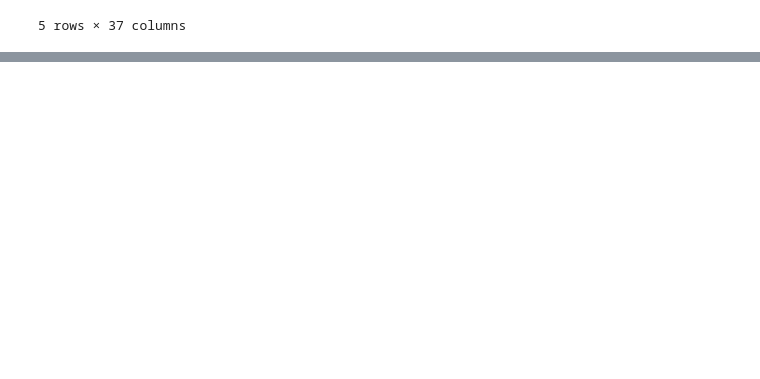
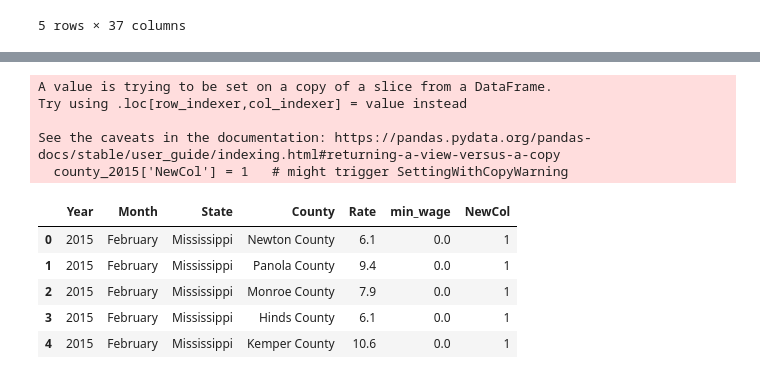
Before and after one commit to AI-Junction/Learn-ML, a Jupyter notebook: LearnPandas2.ipynb, the cells around one changed output, grey strips where cells are left out. Cells and saved outputs as stored; diff of their text form; code cells hidden in the pictures; blank space fills up the shorter version.

```diff
--- a/LearnPandas2.ipynb
+++ b/LearnPandas2.ipynb
@@ -146,3 +146,9 @@ act_min_wage.replace(0, np.nan).dropna(axis=1).corr().head()
 | Colorado | -0.078678 | 0.333597 | 0.649967 | 1.000000 | 0.520931 | 0.581162 | 0.798145 | -0.152291 | ... |
 | Connecticut | 0.646909 | 0.183662 | 0.881831 | 0.520931 | 1.000000 | 0.586472 | 0.700081 | 0.587469 | ... |
 5 rows × 37 columns
+# %%
+def get_min_wage(year, state):
+    try:
+        return act_min_wage.loc[year][state]
+    except:
+        return np.nan
@@ -148,0 +165,6 @@ act_min_wage.replace(0, np.nan).dropna(axis=1).corr().head()
+# %%
+%%time
+unemp_county = pd.read_csv("sample_data/unemployment.csv")
+unemp_county.head()
+
+unemp_county['min_wage'] = list(map(get_min_wage, unemp_county['Year'], unemp_county['State']))
@@ -148,0 +212,2 @@ act_min_wage.replace(0, np.nan).dropna(axis=1).corr().head()
+# %%
+county_2015 = unemp_county[(unemp_county['Year']==2015) & (unemp_county['Month']=='February')]
@@ -148,0 +223,17 @@ act_min_wage.replace(0, np.nan).dropna(axis=1).corr().head()
+# %%
+county_2015['NewCol'] = 1   # might trigger SettingWithCopyWarning
+# %% [output]
+A value is trying to be set on a copy of a slice from a DataFrame.
+Try using .loc[row_indexer,col_indexer] = value instead
+
+See the caveats in the documentation: https://pandas.pydata.org/pandas-docs/stable/user_guide/indexing.html#returning-a-view-versus-a-copy
+  county_2015['NewCol'] = 1   # might trigger SettingWithCopyWarning
+# %%
+county_2015.head()
+# %% [output]
+|  | Year | Month | State | County | Rate | min_wage | NewCol |
+| 0 | 2015 | February | Mississippi | Newton County | 6.1 | 0.0 | 1 |
+| 1 | 2015 | February | Mississippi | Panola County | 9.4 | 0.0 | 1 |
+| 2 | 2015 | February | Mississippi | Monroe County | 7.9 | 0.0 | 1 |
+| 3 | 2015 | February | Mississippi | Hinds County | 6.1 | 0.0 | 1 |
+| 4 | 2015 | February | Mississippi | Kemper County | 10.6 | 0.0 | 1 |
```
Also changed, not shown: parts of 23 cells of this notebook.
